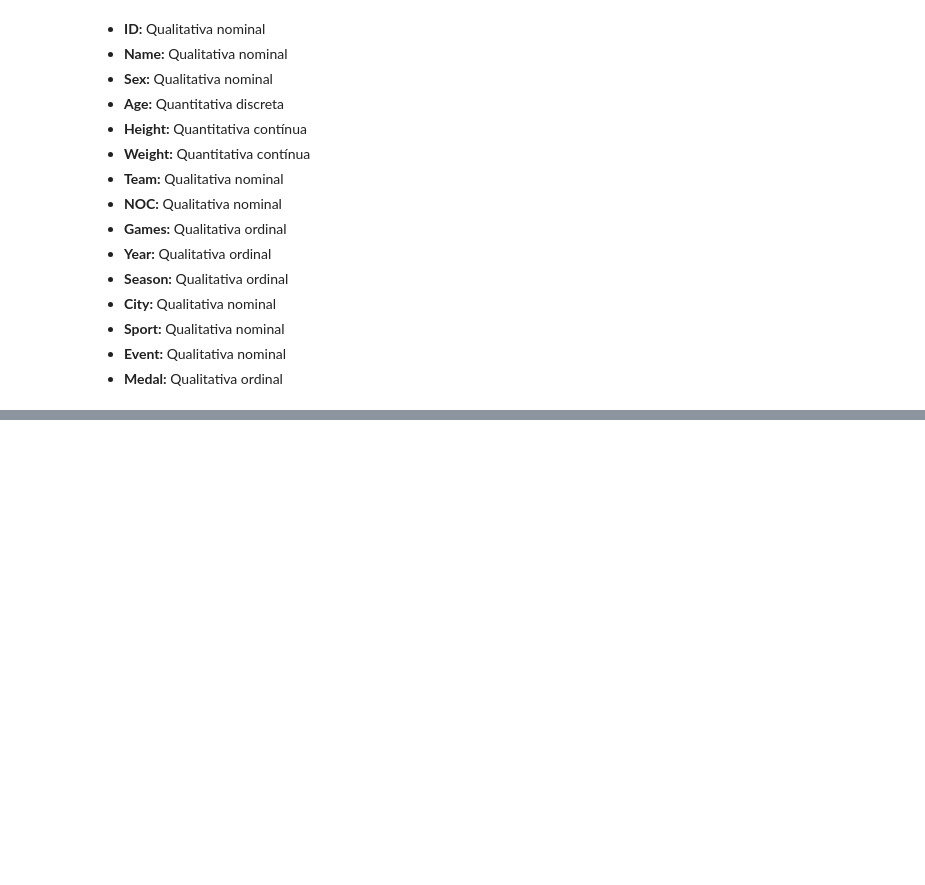
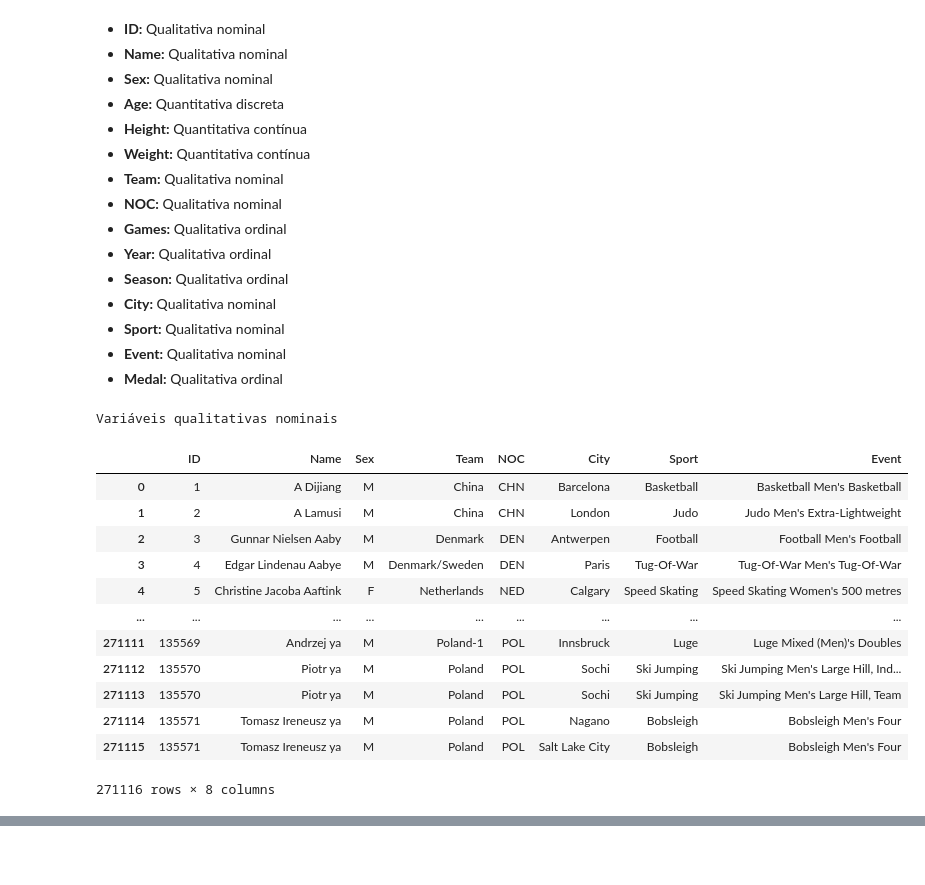
Before and after one commit to lorenaaxbastos/sc-estatistica, a Jupyter notebook: projeto_estatistica.ipynb, the cells around one changed output, grey strips where cells are left out. Cells and saved outputs as stored; diff of their text form; code cells hidden in the pictures; blank space fills up the shorter version.

```diff
--- a/projeto_estatistica.ipynb
+++ b/projeto_estatistica.ipynb
@@ -51,3 +51,21 @@ __1) Em algum dataset, classifique as suas colunas em Quantitativa Discreta, Qua
 - **Sport:** Qualitativa nominal
 - **Event:** Qualitativa nominal
 - **Medal:** Qualitativa ordinal
+# %%
+print("Variáveis qualitativas nominais")
+display(df[["ID", "Name", "Sex", "Team", "NOC", "City", "Sport", "Event"]])
+# %% [output]
+Variáveis qualitativas nominais
+|  | ID | Name | Sex | Team | NOC | City | Sport | Event |
+| 0 | 1 | A Dijiang | M | China | CHN | Barcelona | Basketball | Basketball Men's Basketball |
+| 1 | 2 | A Lamusi | M | China | CHN | London | Judo | Judo Men's Extra-Lightweight |
+| 2 | 3 | Gunnar Nielsen Aaby | M | Denmark | DEN | Antwerpen | Football | Football Men's Football |
+| 3 | 4 | Edgar Lindenau Aabye | M | Denmark/Sweden | DEN | Paris | Tug-Of-War | Tug-Of-War Men's Tug-Of-War |
+| 4 | 5 | Christine Jacoba Aaftink | F | Netherlands | NED | Calgary | Speed Skating | Speed Skating Women's 500 metres |
+| ... | ... | ... | ... | ... | ... | ... | ... | ... |
+| 271111 | 135569 | Andrzej ya | M | Poland-1 | POL | Innsbruck | Luge | Luge Mixed (Men)'s Doubles |
+| 271112 | 135570 | Piotr ya | M | Poland | POL | Sochi | Ski Jumping | Ski Jumping Men's Large Hill, Ind... |
+| 271113 | 135570 | Piotr ya | M | Poland | POL | Sochi | Ski Jumping | Ski Jumping Men's Large Hill, Team |
+| 271114 | 135571 | Tomasz Ireneusz ya | M | Poland | POL | Nagano | Bobsleigh | Bobsleigh Men's Four |
+| 271115 | 135571 | Tomasz Ireneusz ya | M | Poland | POL | Salt Lake City | Bobsleigh | Bobsleigh Men's Four |
+271116 rows × 8 columns
```
Also changed, not shown: parts of 11 cells of this notebook.
